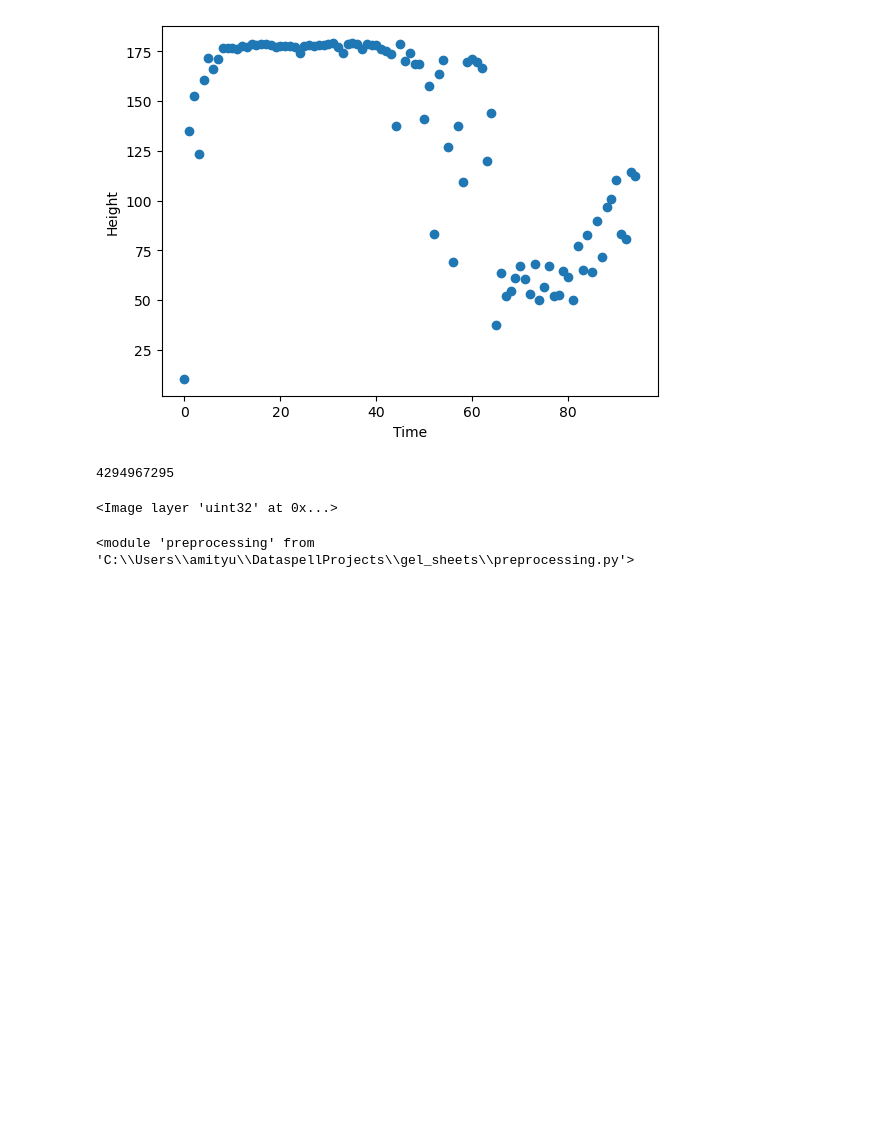
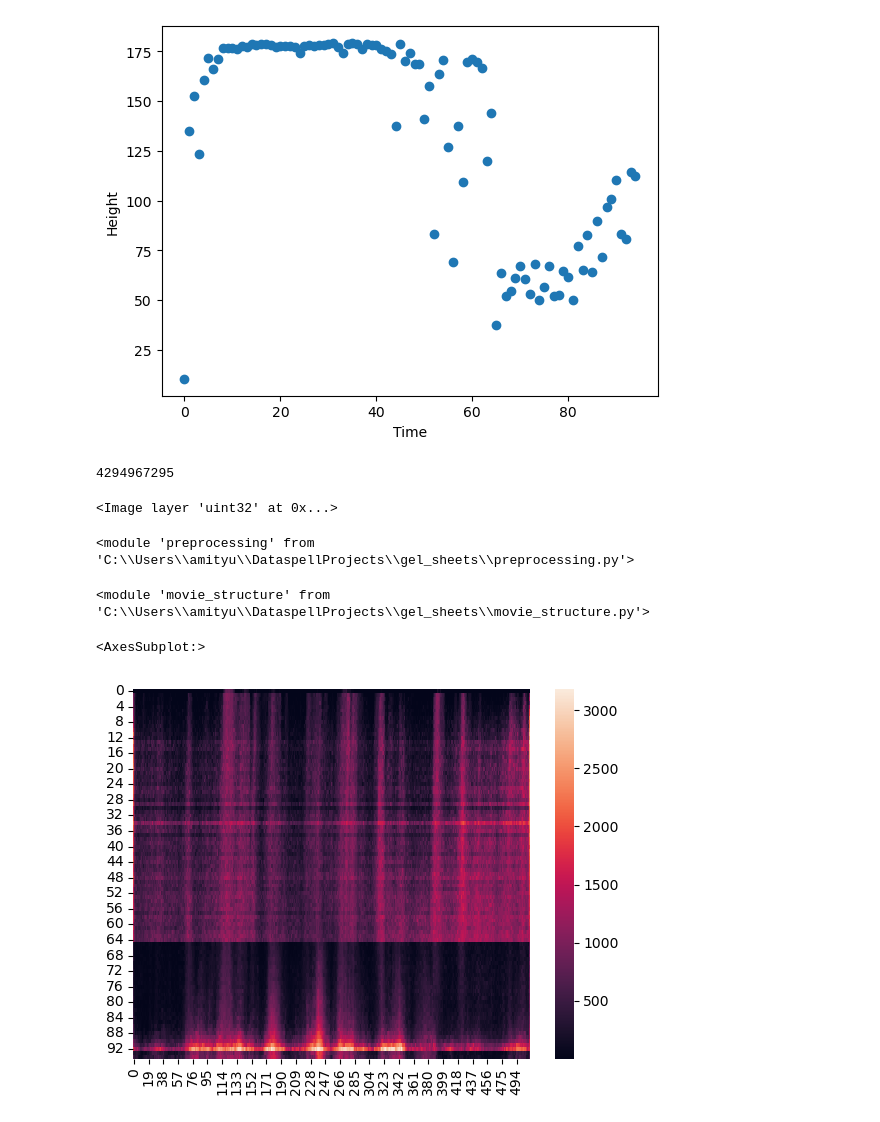
Before and after one commit to amityu/gel_sheets, a Jupyter notebook: exploration.ipynb, the cells around one changed output. Saved outputs shown, nothing was run; the diff lists cells and outputs as text; code cells hidden in the pictures; blank space fills up the shorter version.

```diff
--- a/exploration.ipynb
+++ b/exploration.ipynb
@@ -444,0 +442,4 @@ gel = g
+# %%
+importlib.reload(movie_structure)
+# %% [output]
+<module 'movie_structure' from 'C:\\Users\\amityu\\DataspellProjects\\gel_sheets\\movie_structure.py'>
@@ -444,0 +465,5 @@ gel = g
+# %%
+sns.heatmap(square)
+# %% [output]
+<AxesSubplot:>
+[figure, added]
```
Also changed, not shown: parts of 6 cells of this notebook, 4 other files.
